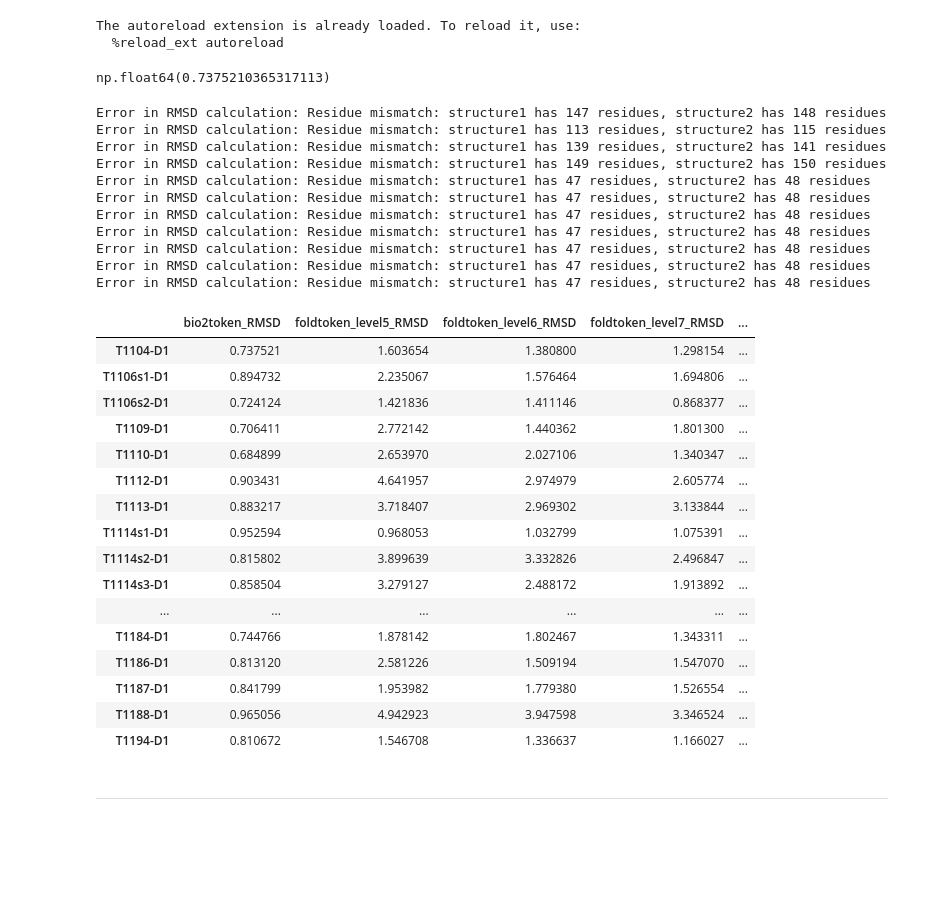
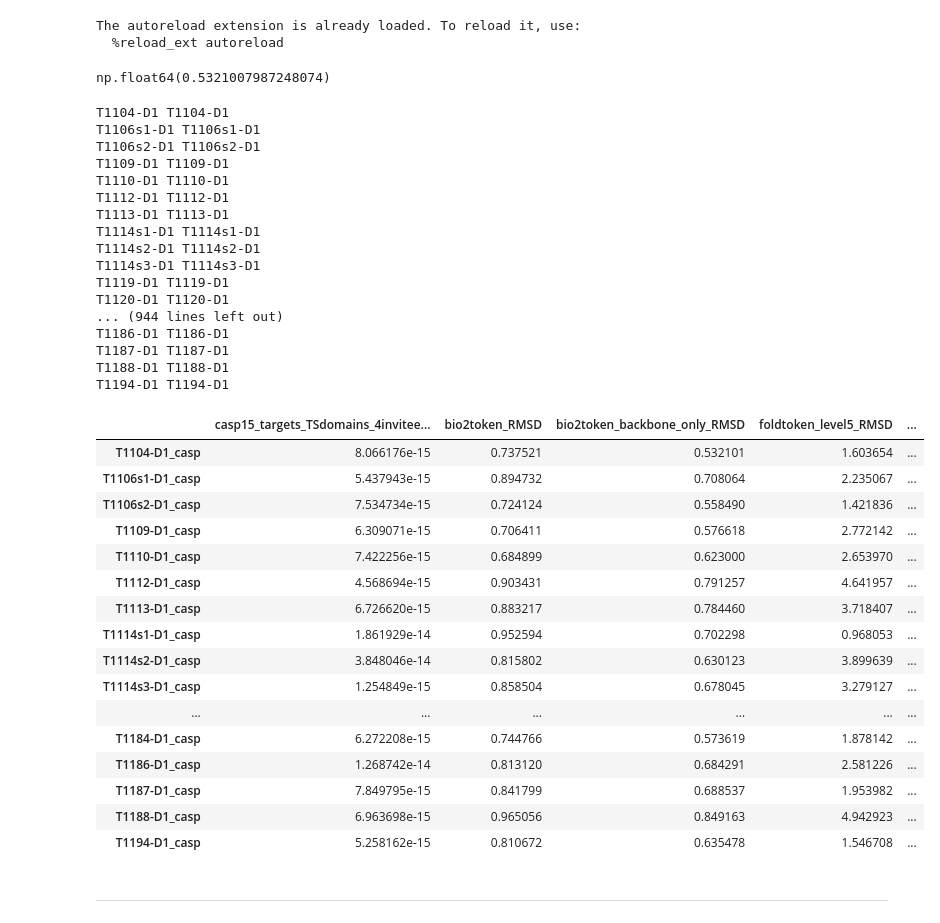
Before and after one commit to finnlueth/bachelor-thesis, a Jupyter notebook: tokenization-benchmark/benchmark.ipynb, the cells around one changed output. Saved outputs shown, nothing was run; the diff lists cells and outputs as text; code cells hidden in the pictures; blank space fills up the shorter version.

```diff
--- a/tokenization-benchmark/benchmark.ipynb
+++ b/tokenization-benchmark/benchmark.ipynb
@@ -61,16 +61,18 @@ def compute_rmsd(pdb_path_1: str, pdb_path_2: str, model_index: int = 0) -> floa
 
 
 compute_rmsd(
-    "./data/bio2token_casp/T1104-D1_bio2token.pdb",
-    "./data/casp15_targets_TSdomains_4invitees/T1104-D1.pdb",
+    "./data/casp15_targets_TSdomains_4invitees/T1104-D1_casp.pdb",
+    # "./data/bio2token_casp/T1104-D1_bio2token.pdb",
+    "./data/bio2token_casp_backbone_only/T1104-D1_bio2token_backbone_only.pdb",
 )
 # %% [output]
-np.float64(0.7375210365317113)
+np.float64(0.5321007987248074)
 # %%
 truth_dir = "data/casp15_targets_TSdomains_4invitees"
 pred_dirs = [
-    # "data/casp15_targets_TSdomains_4invitees",
+    "data/casp15_targets_TSdomains_4invitees",
     "data/bio2token_casp",
+    "data/bio2token_casp_backbone_only",
     "data/foldtoken_level5_casp",
     "data/foldtoken_level6_casp",
     "data/foldtoken_level7_casp",
@@ -85,61 +87,70 @@ truth_files = [f.split(".")[0] for f in os.listdir(truth_dir) if f.endswith(".pd
 truth_files.sort()
 
 all_results = {}
 for pred_dir in pred_dirs:
     pred_files = [f.split(".")[0] for f in os.listdir(pred_dir) if f.endswith(".pdb")]
     pred_files.sort()
 
     model_name = os.path.basename(pred_dir).replace("_casp", "")
     for truth_file, pred_file in zip(truth_files, pred_files):
-        if truth_file.split(".")[0] != pred_file.split("_")[0]:
+        truth_name = truth_file.split("_")[0]
+        pred_name = pred_file.split("_")[0]
+        print(truth_name, pred_name)
+        if truth_name != pred_name:
             raise ValueError(
                 f"Truth file {truth_file} does not match prediction file {pred_file}"
             )
         else:
             target = truth_file.split(".")[0]
         try:
             rmsd = compute_rmsd(
                 os.path.join(pred_dir, pred_file + ".pdb"),
                 os.path.join(truth_dir, truth_file + ".pdb"),
             )
         except Exception as e:
             print(f"Error in RMSD calculation: {e}")
             rmsd = None
 
         if target not in all_results:
             all_results[target] = {}
         all_results[target][f"{model_name}_RMSD"] = rmsd
 
 df = pd.DataFrame.from_dict(all_results, orient="index")
 display(df)
 # %% [output]
-Error in RMSD calculation: Residue mismatch: structure1 has 147 residues, structure2 has 148 residues
-Error in RMSD calculation: Residue mismatch: structure1 has 113 residues, structure2 has 115 residues
-Error in RMSD calculation: Residue mismatch: structure1 has 139 residues, structure2 has 141 residues
-Error in RMSD calculation: Residue mismatch: structure1 has 149 residues, structure2 has 150 residues
-Error in RMSD calculation: Residue mismatch: structure1 has 47 residues, structure2 has 48 residues
-Error in RMSD calculation: Residue mismatch: structure1 has 47 residues, structure2 has 48 residues
-Error in RMSD calculation: Residue mismatch: structure1 has 47 residues, structure2 has 48 residues
-Error in RMSD calculation: Residue mismatch: structure1 has 47 residues, structure2 has 48 residues
-Error in RMSD calculation: Residue mismatch: structure1 has 47 residues, structure2 has 48 residues
-Error in RMSD calculation: Residue mismatch: structure1 has 47 residues, structure2 has 48 residues
-Error in RMSD calculation: Residue mismatch: structure1 has 47 residues, structure2 has 48 residues
+T1104-D1 T1104-D1
+T1106s1-D1 T1106s1-D1
+T1106s2-D1 T1106s2-D1
+T1109-D1 T1109-D1
+T1110-D1 T1110-D1
+T1112-D1 T1112-D1
+T1113-D1 T1113-D1
+T1114s1-D1 T1114s1-D1
+T1114s2-D1 T1114s2-D1
+T1114s3-D1 T1114s3-D1
+T1119-D1 T1119-D1
+T1120-D1 T1120-D1
+... (944 lines left out)
+T1186-D1 T1186-D1
+T1187-D1 T1187-D1
+T1188-D1 T1188-D1
+T1194-D1 T1194-D1
-|  | bio2token_RMSD | foldtoken_level5_RMSD | foldtoken_level6_RMSD | foldtoken_level7_RMSD | ... |
-| T1104-D1 | 0.737521 | 1.603654 | 1.380800 | 1.298154 | ... |
-| T1106s1-D1 | 0.894732 | 2.235067 | 1.576464 | 1.694806 | ... |
-| T1106s2-D1 | 0.724124 | 1.421836 | 1.411146 | 0.868377 | ... |
-| T1109-D1 | 0.706411 | 2.772142 | 1.440362 | 1.801300 | ... |
-| T1110-D1 | 0.684899 | 2.653970 | 2.027106 | 1.340347 | ... |
-| T1112-D1 | 0.903431 | 4.641957 | 2.974979 | 2.605774 | ... |
-| T1113-D1 | 0.883217 | 3.718407 | 2.969302 | 3.133844 | ... |
-| T1114s1-D1 | 0.952594 | 0.968053 | 1.032799 | 1.075391 | ... |
-| T1114s2-D1 | 0.815802 | 3.899639 | 3.332826 | 2.496847 | ... |
-| T1114s3-D1 | 0.858504 | 3.279127 | 2.488172 | 1.913892 | ... |
+|  | casp15_targets_TSdomains_4invitee... | bio2token_RMSD | bio2token_backbone_only_RMSD | foldtoken_level5_RMSD | ... |
+| T1104-D1_casp | 8.066176e-15 | 0.737521 | 0.532101 | 1.603654 | ... |
+| T1106s1-D1_casp | 5.437943e-15 | 0.894732 | 0.708064 | 2.235067 | ... |
+| T1106s2-D1_casp | 7.534734e-15 | 0.724124 | 0.558490 | 1.421836 | ... |
+| T1109-D1_casp | 6.309071e-15 | 0.706411 | 0.576618 | 2.772142 | ... |
+| T1110-D1_casp | 7.422256e-15 | 0.684899 | 0.623000 | 2.653970 | ... |
+| T1112-D1_casp | 4.568694e-15 | 0.903431 | 0.791257 | 4.641957 | ... |
+| T1113-D1_casp | 6.726620e-15 | 0.883217 | 0.784460 | 3.718407 | ... |
+| T1114s1-D1_casp | 1.861929e-14 | 0.952594 | 0.702298 | 0.968053 | ... |
+| T1114s2-D1_casp | 3.848046e-14 | 0.815802 | 0.630123 | 3.899639 | ... |
+| T1114s3-D1_casp | 1.254849e-15 | 0.858504 | 0.678045 | 3.279127 | ... |
 | ... | ... | ... | ... | ... | ... |
-| T1184-D1 | 0.744766 | 1.878142 | 1.802467 | 1.343311 | ... |
-| T1186-D1 | 0.813120 | 2.581226 | 1.509194 | 1.547070 | ... |
-| T1187-D1 | 0.841799 | 1.953982 | 1.779380 | 1.526554 | ... |
-| T1188-D1 | 0.965056 | 4.942923 | 3.947598 | 3.346524 | ... |
-| T1194-D1 | 0.810672 | 1.546708 | 1.336637 | 1.166027 | ... |
+| T1184-D1_casp | 6.272208e-15 | 0.744766 | 0.573619 | 1.878142 | ... |
+| T1186-D1_casp | 1.268742e-14 | 0.813120 | 0.684291 | 2.581226 | ... |
+| T1187-D1_casp | 7.849795e-15 | 0.841799 | 0.688537 | 1.953982 | ... |
+| T1188-D1_casp | 6.963698e-15 | 0.965056 | 0.849163 | 4.942923 | ... |
+| T1194-D1_casp | 5.258162e-15 | 0.810672 | 0.635478 | 1.546708 | ... |
 # %%
 df.columns = [
```
Also changed, not shown: parts of 4 cells of this notebook.
